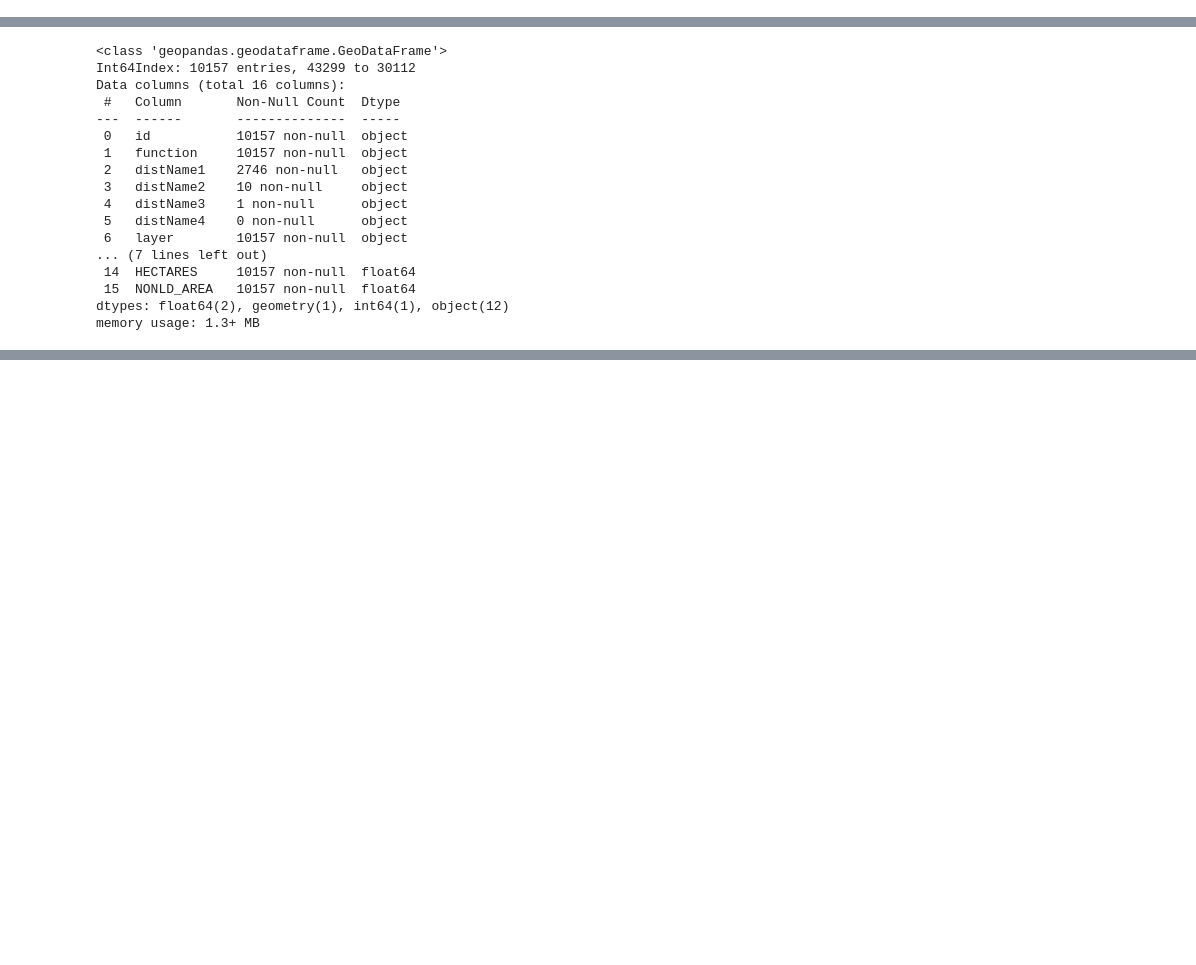
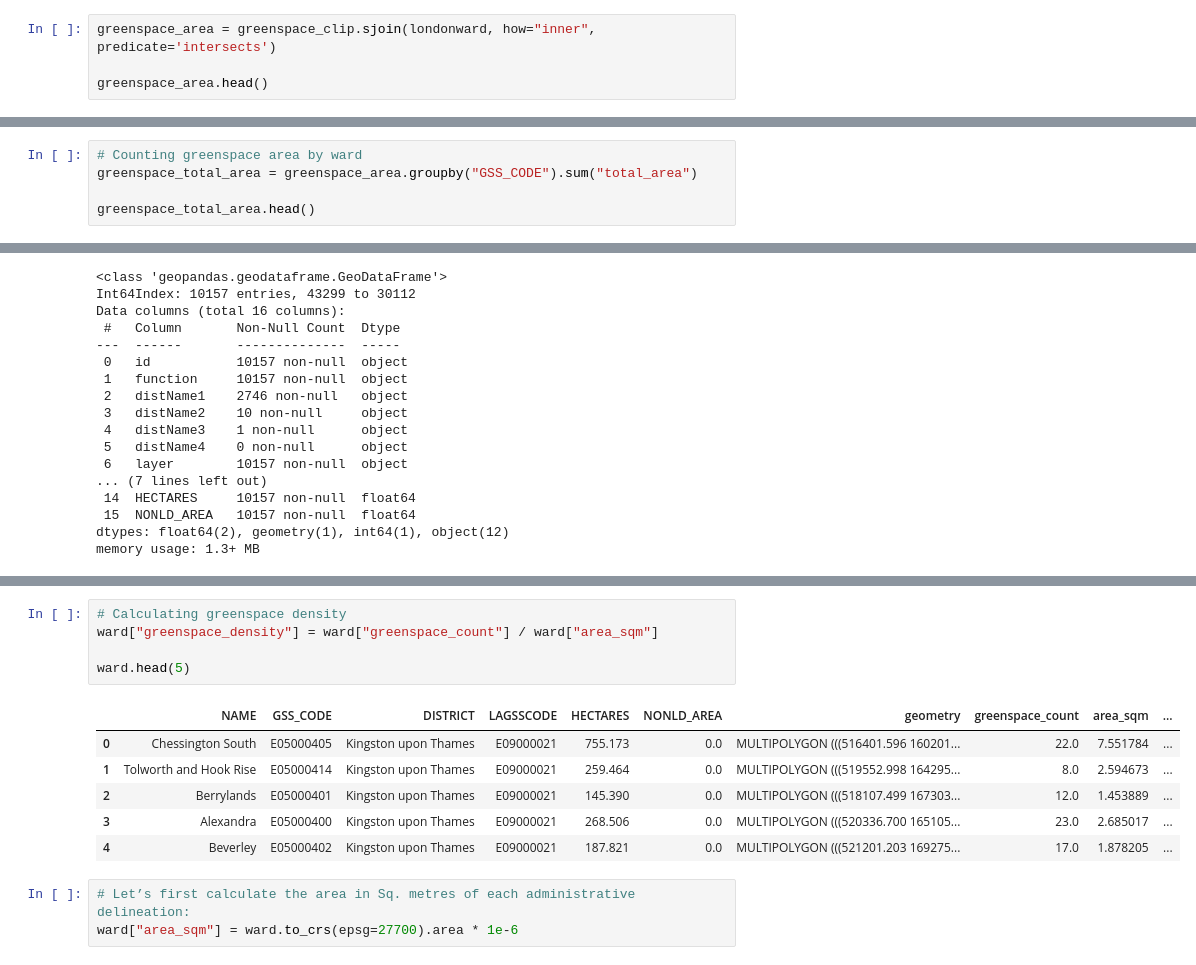
Before and after one commit to JinJiang22/fsds_GroupWork, a Jupyter notebook: greenspace.ipynb, the cells around one changed output, grey strips where cells are left out. Saved outputs shown, nothing was run; the diff lists cells and outputs as text; blank space fills up the shorter version.

```diff
--- a/greenspace.ipynb
+++ b/greenspace.ipynb
@@ -347,3 +419,7 @@ plt.axis('equal')
 plt.show()
 # %% [output]
 [figure]
+# %%
+greenspace_area = greenspace_clip.sjoin(londonward, how="inner", predicate='intersects')
+
+greenspace_area.head()
@@ -349,0 +443,5 @@ plt.show()
+# %%
+# Counting greenspace area by ward
+greenspace_total_area = greenspace_area.groupby("GSS_CODE").sum("total_area")
+
+greenspace_total_area.head()
@@ -551,0 +643,15 @@ air_gdf[['id','restaurants']].head(5)
+# %%
+# Calculating greenspace density
+ward["greenspace_density"] = ward["greenspace_count"] / ward["area_sqm"]
+
+ward.head(5)
+# %% [output]
+|  | NAME | GSS_CODE | DISTRICT | LAGSSCODE | HECTARES | NONLD_AREA | geometry | greenspace_count | area_sqm | ... |
+| 0 | Chessington South | E05000405 | Kingston upon Thames | E09000021 | 755.173 | 0.0 | MULTIPOLYGON (((516401.596 160201... | 22.0 | 7.551784 | ... |
+| 1 | Tolworth and Hook Rise | E05000414 | Kingston upon Thames | E09000021 | 259.464 | 0.0 | MULTIPOLYGON (((519552.998 164295... | 8.0 | 2.594673 | ... |
+| 2 | Berrylands | E05000401 | Kingston upon Thames | E09000021 | 145.390 | 0.0 | MULTIPOLYGON (((518107.499 167303... | 12.0 | 1.453889 | ... |
+| 3 | Alexandra | E05000400 | Kingston upon Thames | E09000021 | 268.506 | 0.0 | MULTIPOLYGON (((520336.700 165105... | 23.0 | 2.685017 | ... |
+| 4 | Beverley | E05000402 | Kingston upon Thames | E09000021 | 187.821 | 0.0 | MULTIPOLYGON (((521201.203 169275... | 17.0 | 1.878205 | ... |
+# %%
+# Let’s first calculate the area in Sq. metres of each administrative delineation:
+ward["area_sqm"] = ward.to_crs(epsg=27700).area * 1e-6
```
Also changed, not shown: parts of 43 cells of this notebook, 5 other files.
